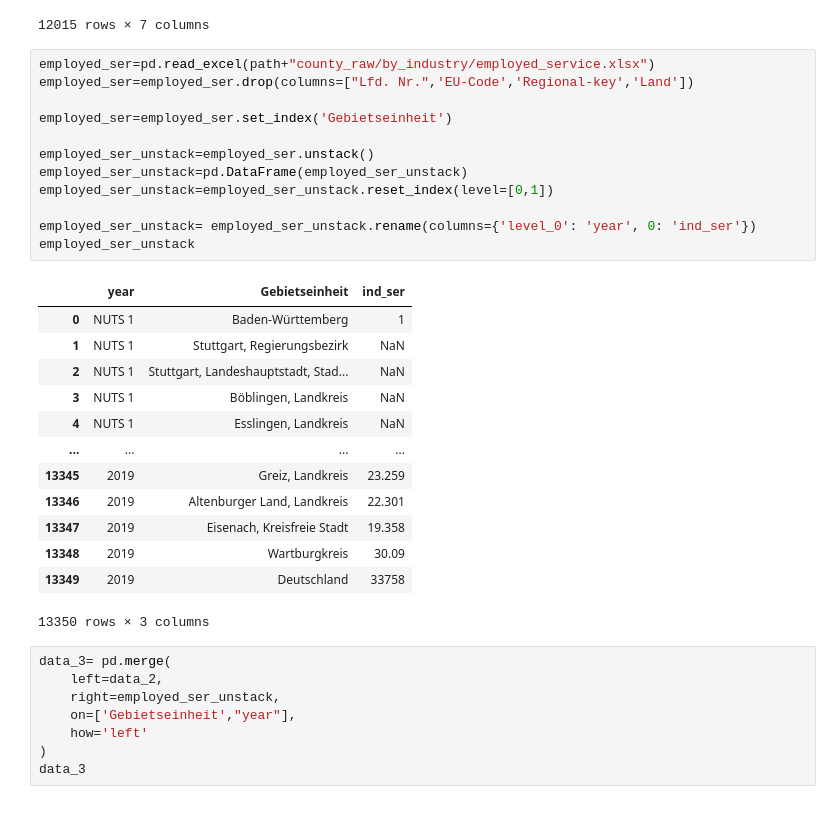
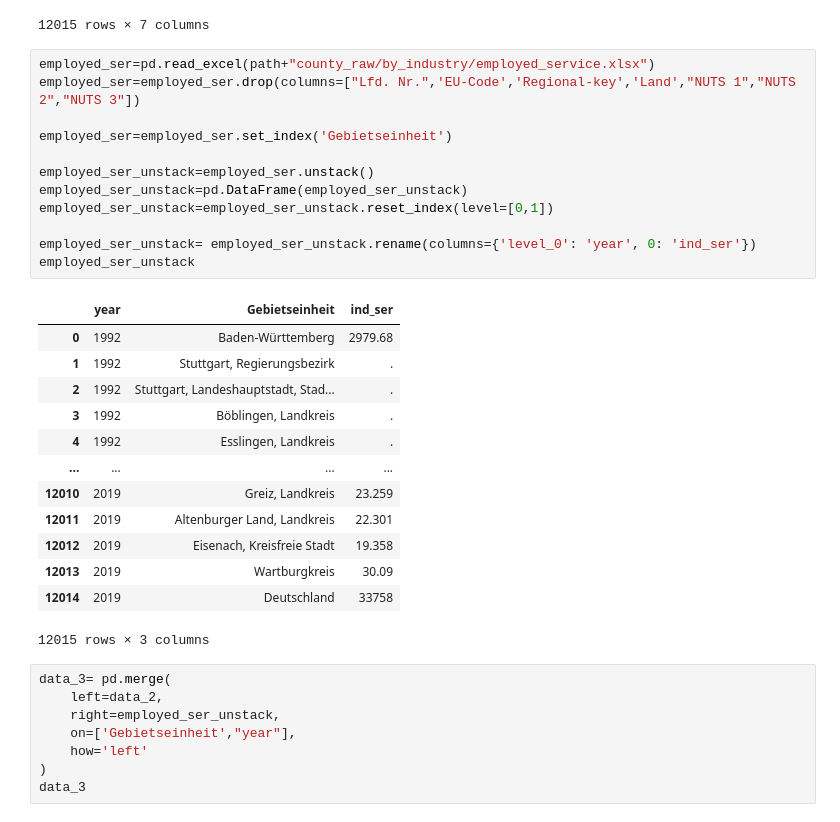
Before and after one commit to effieHAN/research_module, a Jupyter notebook: code/county/employee_by_industry_county.ipynb, the cells around one changed output. Drawn from its saved outputs; the diff is of its cells as text.

```diff
--- a/code/county/employee_by_industry_county.ipynb
+++ b/code/county/employee_by_industry_county.ipynb
@@ -136,30 +136,30 @@ data_2
 12015 rows × 7 columns
 # %%
 employed_ser=pd.read_excel(path+"county_raw/by_industry/employed_service.xlsx")
-employed_ser=employed_ser.drop(columns=["Lfd. Nr.",'EU-Code','Regional-key','Land'])
+employed_ser=employed_ser.drop(columns=["Lfd. Nr.",'EU-Code','Regional-key','Land',"NUTS 1","NUTS 2","NUTS 3"])
 
 employed_ser=employed_ser.set_index('Gebietseinheit')
 
 employed_ser_unstack=employed_ser.unstack()
 employed_ser_unstack=pd.DataFrame(employed_ser_unstack)
 employed_ser_unstack=employed_ser_unstack.reset_index(level=[0,1])
 
 employed_ser_unstack= employed_ser_unstack.rename(columns={'level_0': 'year', 0: 'ind_ser'})
 employed_ser_unstack
 # %% [output]
 |  | year | Gebietseinheit | ind_ser |
-| 0 | NUTS 1 | Baden-Württemberg | 1 |
-| 1 | NUTS 1 | Stuttgart, Regierungsbezirk | NaN |
-| 2 | NUTS 1 | Stuttgart, Landeshauptstadt, Stad... | NaN |
-| 3 | NUTS 1 | Böblingen, Landkreis | NaN |
-| 4 | NUTS 1 | Esslingen, Landkreis | NaN |
+| 0 | 1992 | Baden-Württemberg | 2979.68 |
+| 1 | 1992 | Stuttgart, Regierungsbezirk | . |
+| 2 | 1992 | Stuttgart, Landeshauptstadt, Stad... | . |
+| 3 | 1992 | Böblingen, Landkreis | . |
+| 4 | 1992 | Esslingen, Landkreis | . |
 | ... | ... | ... | ... |
-| 13345 | 2019 | Greiz, Landkreis | 23.259 |
-| 13346 | 2019 | Altenburger Land, Landkreis | 22.301 |
-| 13347 | 2019 | Eisenach, Kreisfreie Stadt | 19.358 |
-| 13348 | 2019 | Wartburgkreis | 30.09 |
-| 13349 | 2019 | Deutschland | 33758 |
+| 12010 | 2019 | Greiz, Landkreis | 23.259 |
+| 12011 | 2019 | Altenburger Land, Landkreis | 22.301 |
+| 12012 | 2019 | Eisenach, Kreisfreie Stadt | 19.358 |
+| 12013 | 2019 | Wartburgkreis | 30.09 |
+| 12014 | 2019 | Deutschland | 33758 |
-13350 rows × 3 columns
+12015 rows × 3 columns
 # %%
 data_3= pd.merge(
     left=data_2,
```
Also changed, not shown: parts of 10 cells of this notebook, 2 other files.
